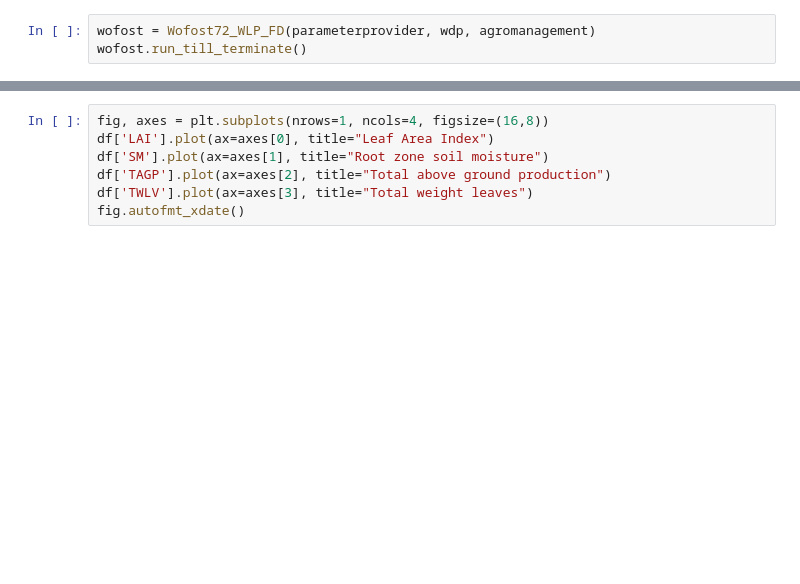
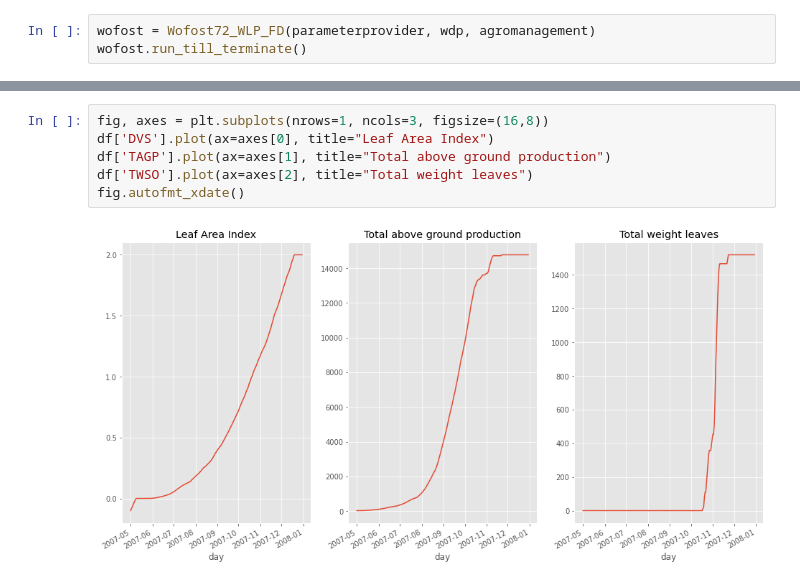
Before and after one commit to tmrob2/agriculture-RL, a Jupyter notebook: Running a WOFOST nutrient & water limited model.ipynb, the cells around one changed output, grey strips where cells are left out. Saved outputs shown, nothing was run; the diff lists cells and outputs as text; blank space fills up the shorter version.

```diff
--- a/Running a WOFOST nutrient & water limited model.ipynb
+++ b/Running a WOFOST nutrient & water limited model.ipynb
@@ -117,7 +112,8 @@ TypeError: 'builtin_function_or_method' object is not subscriptable
 # %%
-fig, axes = plt.subplots(nrows=1, ncols=4, figsize=(16,8))
-df['LAI'].plot(ax=axes[0], title="Leaf Area Index")
-df['SM'].plot(ax=axes[1], title="Root zone soil moisture")
-df['TAGP'].plot(ax=axes[2], title="Total above ground production")
-df['TWLV'].plot(ax=axes[3], title="Total weight leaves")
+fig, axes = plt.subplots(nrows=1, ncols=3, figsize=(16,8))
+df['DVS'].plot(ax=axes[0], title="Leaf Area Index")
+df['TAGP'].plot(ax=axes[1], title="Total above ground production")
+df['TWSO'].plot(ax=axes[2], title="Total weight leaves")
 fig.autofmt_xdate()
+# %% [output]
+[figure, added]
```
Also changed, not shown: parts of 3 cells of this notebook, 6 other files.
